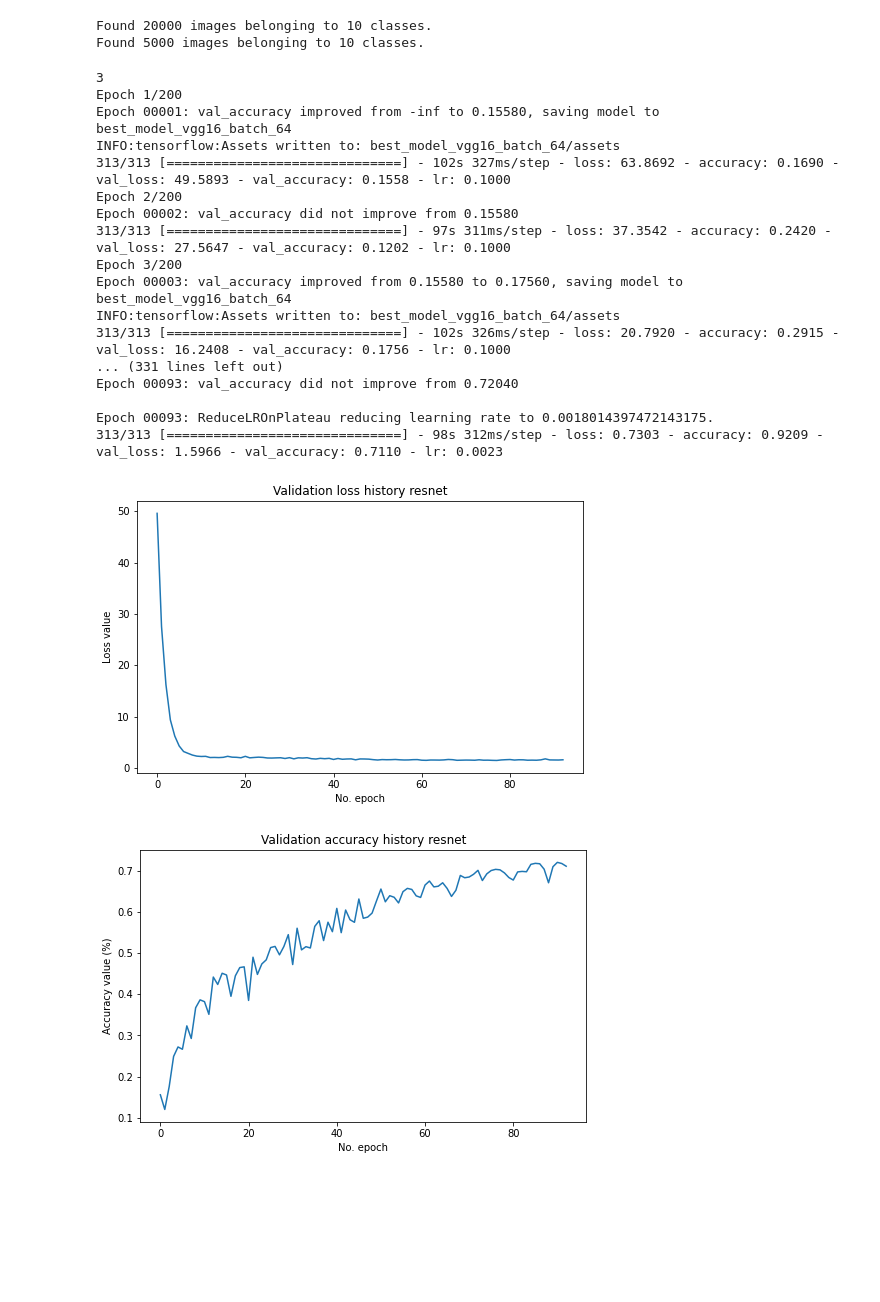
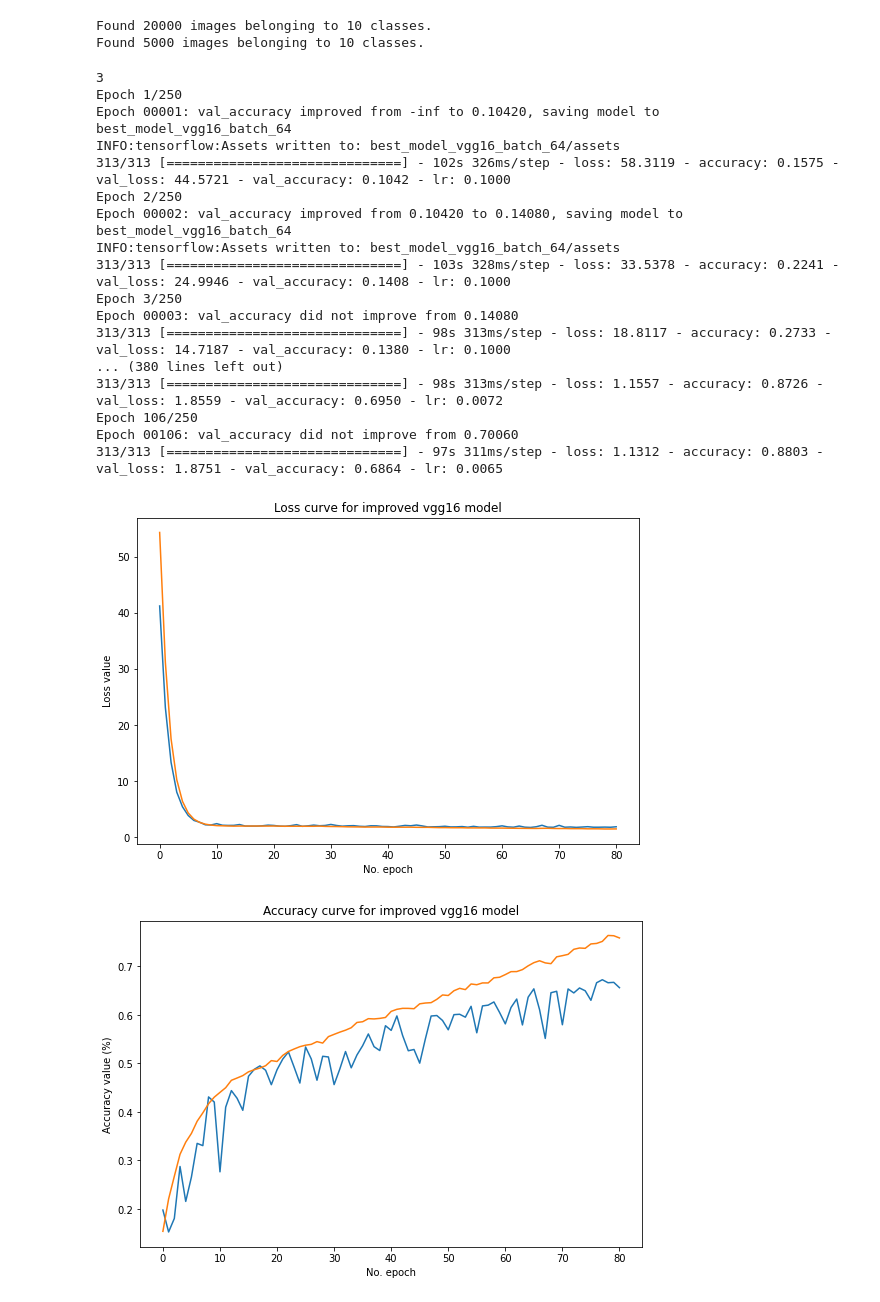
Before and after one commit to kirath2205/Neural-Nets-Assignment-2, a Jupyter notebook: NN_vgg16.ipynb, the cells around one changed output. Saved outputs shown, nothing was run; the diff lists cells and outputs as text; code cells hidden in the pictures; blank space fills up the shorter version.

```diff
--- a/NN_vgg16.ipynb
+++ b/NN_vgg16.ipynb
@@ -136,49 +137,51 @@ def train_model_vgg16(model , train_generator,validation_generator,epochs=10,bat
 
   callbacks = [
     tf.keras.callbacks.ModelCheckpoint('best_model_vgg16_batch_64', monitor='val_accuracy', verbose=1, save_best_only=True),
-    tf.keras.callbacks.ReduceLROnPlateau( factor = 0.8, patience = 3, min_lr = 0.00001, verbose = 1 ),
-    tf.keras.callbacks.EarlyStopping(monitor = 'val_loss' , patience = 15)
+    tf.keras.callbacks.ReduceLROnPlateau( factor = 0.9, patience = 3, min_lr = 0.000001, verbose = 1 ),
+    tf.keras.callbacks.EarlyStopping(monitor = 'val_loss' , patience = 40)
   ]
   history=model.fit(train_generator, epochs = epochs, batch_size = batch_size,callbacks = callbacks, verbose = 1,validation_data = validation_generator)
   return history
 # %%
-improved_model = define_model_vgg16_improvement((150, 150, 3),10)
-history = train_model_vgg16(improved_model , train_generator , validation_generator , epochs=200 , batch_size = 64)
+improved_model = define_model_vgg16_improvement((150, 150 , 3),10)
+history = train_model_vgg16(improved_model , train_generator , validation_generator , epochs=250 , batch_size = 96)
 # %% [output]
 3
-Epoch 1/200
-Epoch 00001: val_accuracy improved from -inf to 0.15580, saving model to best_model_vgg16_batch_64
+Epoch 1/250
+Epoch 00001: val_accuracy improved from -inf to 0.10420, saving model to best_model_vgg16_batch_64
 INFO:tensorflow:Assets written to: best_model_vgg16_batch_64/assets
-313/313 [==============================] - 102s 327ms/step - loss: 63.8692 - accuracy: 0.1690 - val_loss: 49.5893 - val_accuracy: 0.1558 - lr: 0.1000
-Epoch 2/200
-Epoch 00002: val_accuracy did not improve from 0.15580
-313/313 [==============================] - 97s 311ms/step - loss: 37.3542 - accuracy: 0.2420 - val_loss: 27.5647 - val_accuracy: 0.1202 - lr: 0.1000
-Epoch 3/200
-Epoch 00003: val_accuracy improved from 0.15580 to 0.17560, saving model to best_model_vgg16_batch_64
+313/313 [==============================] - 102s 326ms/step - loss: 58.3119 - accuracy: 0.1575 - val_loss: 44.5721 - val_accuracy: 0.1042 - lr: 0.1000
+Epoch 2/250
+Epoch 00002: val_accuracy improved from 0.10420 to 0.14080, saving model to best_model_vgg16_batch_64
 INFO:tensorflow:Assets written to: best_model_vgg16_batch_64/assets
-313/313 [==============================] - 102s 326ms/step - loss: 20.7920 - accuracy: 0.2915 - val_loss: 16.2408 - val_accuracy: 0.1756 - lr: 0.1000
-... (331 lines left out)
-Epoch 00093: val_accuracy did not improve from 0.72040
-
-Epoch 00093: ReduceLROnPlateau reducing learning rate to 0.0018014397472143175.
-313/313 [==============================] - 98s 312ms/step - loss: 0.7303 - accuracy: 0.9209 - val_loss: 1.5966 - val_accuracy: 0.7110 - lr: 0.0023
+313/313 [==============================] - 103s 328ms/step - loss: 33.5378 - accuracy: 0.2241 - val_loss: 24.9946 - val_accuracy: 0.1408 - lr: 0.1000
+Epoch 3/250
+Epoch 00003: val_accuracy did not improve from 0.14080
+313/313 [==============================] - 98s 313ms/step - loss: 18.8117 - accuracy: 0.2733 - val_loss: 14.7187 - val_accuracy: 0.1380 - lr: 0.1000
+... (380 lines left out)
+313/313 [==============================] - 98s 313ms/step - loss: 1.1557 - accuracy: 0.8726 - val_loss: 1.8559 - val_accuracy: 0.6950 - lr: 0.0072
+Epoch 106/250
+Epoch 00106: val_accuracy did not improve from 0.70060
+313/313 [==============================] - 97s 311ms/step - loss: 1.1312 - accuracy: 0.8803 - val_loss: 1.8751 - val_accuracy: 0.6864 - lr: 0.0065
 # %%
 import matplotlib.pyplot as plt
 
-plt.figure(figsize = (8,5))
-plt.plot(history.history['val_loss'])
-plt.title('Validation loss history resnet')
+plt.figure(figsize = (9,6))
+plt.plot(history.history['val_loss'],label='Test loss')
+plt.plot(history.history['loss'],label='Train loss')
+plt.title('Loss curve for improved vgg16 model')
 plt.ylabel('Loss value')
 plt.xlabel('No. epoch')
 plt.show()
 
 # Plot history: Accuracy
-plt.figure(figsize = (8,5))
-plt.plot(history.history['val_accuracy'])
-plt.title('Validation accuracy history resnet')
+plt.figure(figsize = (9,6))
+plt.plot(history.history['val_accuracy'],label = 'Test accuracy')
+plt.plot(history.history['accuracy'],label = 'Train accuracy')
+plt.title('Accuracy curve for improved vgg16 model')
 plt.ylabel('Accuracy value (%)')
 plt.xlabel('No. epoch')
 plt.show()
 # %% [output]
-[figure, old version]
+[figure, new version]
-[figure, old version]
+[figure, new version]
```
Also changed, not shown: parts of 4 cells of this notebook.
